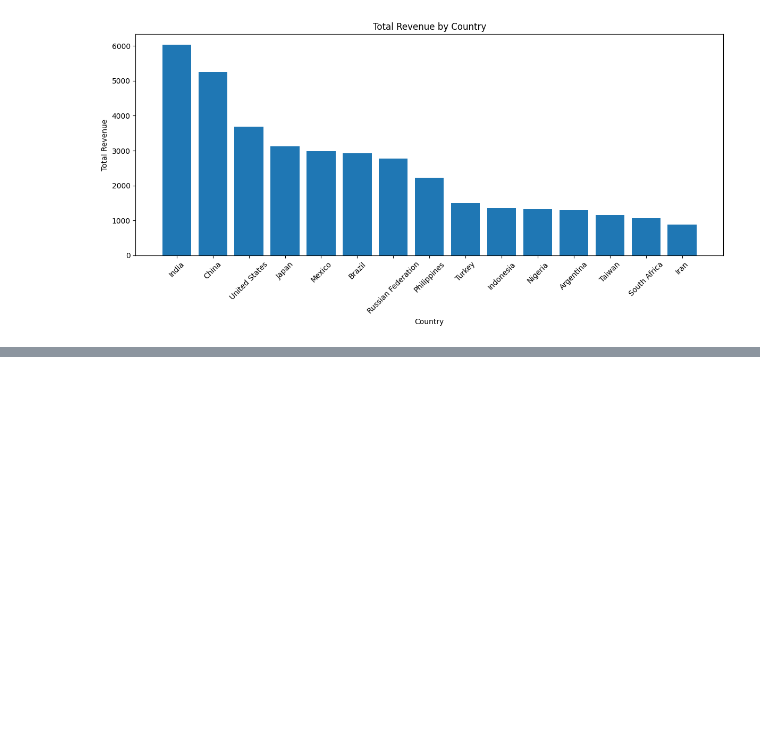
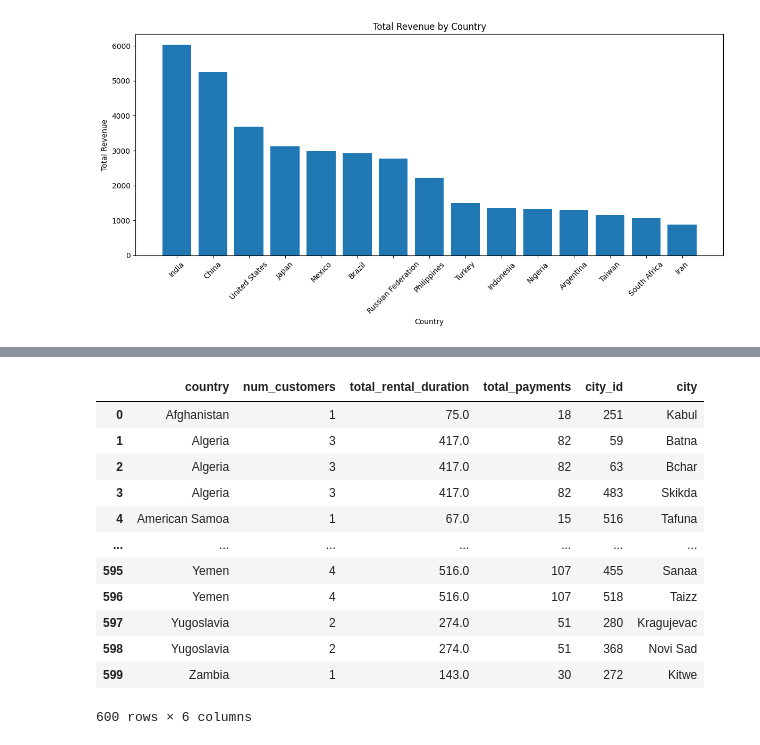
Before and after one commit to kushrestha23/DVD-Countries-Data-Enhancement., a Jupyter notebook: Kusumakar.ipynb, the cells around one changed output, grey strips where cells are left out. Drawn from its saved outputs; the diff is of its cells as text; code cells hidden in the pictures; blank space fills up the shorter version.

Commit message:
Merging the countries table with relevant other important tables.

```diff
--- a/Kusumakar.ipynb
+++ b/Kusumakar.ipynb
@@ -82,0 +113,7 @@ plt.show()
+# %%
+import pandas as pd
+
+path = '/content/drive/MyDrive/Python/countries.csv'
+df_exisiting = pd.read_csv(path)
+
+df_exisiting.describe
@@ -82,0 +135,4 @@ plt.show()
+# %%
+merged_countries = df_exisiting.merge(df_modified, on="country", how="left")
+# %%
+merged_countries = merged_countries.fillna(df_exisiting)
@@ -82,0 +150,7 @@ plt.show()
+# %%
+import pandas as pd
+
+path = '/content/drive/MyDrive/Python/city.csv'
+df_city = pd.read_csv(path)
+
+df_city.describe
@@ -82,0 +172,17 @@ plt.show()
+# %%
+merged_countries_cities = merged_countries.merge(df_city, on="country_id", how="left")
+merged_countries_cities.drop(['last_update_x','last_update_y','country_id'],axis = 1).fillna(merged_countries)
+# %% [output]
+|  | country | num_customers | total_rental_duration | total_payments | city_id | city |
+| 0 | Afghanistan | 1 | 75.0 | 18 | 251 | Kabul |
+| 1 | Algeria | 3 | 417.0 | 82 | 59 | Batna |
+| 2 | Algeria | 3 | 417.0 | 82 | 63 | Bchar |
+| 3 | Algeria | 3 | 417.0 | 82 | 483 | Skikda |
+| 4 | American Samoa | 1 | 67.0 | 15 | 516 | Tafuna |
+| ... | ... | ... | ... | ... | ... | ... |
+| 595 | Yemen | 4 | 516.0 | 107 | 455 | Sanaa |
+| 596 | Yemen | 4 | 516.0 | 107 | 518 | Taizz |
+| 597 | Yugoslavia | 2 | 274.0 | 51 | 280 | Kragujevac |
+| 598 | Yugoslavia | 2 | 274.0 | 51 | 368 | Novi Sad |
+| 599 | Zambia | 1 | 143.0 | 30 | 272 | Kitwe |
+600 rows × 6 columns
```
Also changed, not shown: parts of 7 cells of this notebook.
